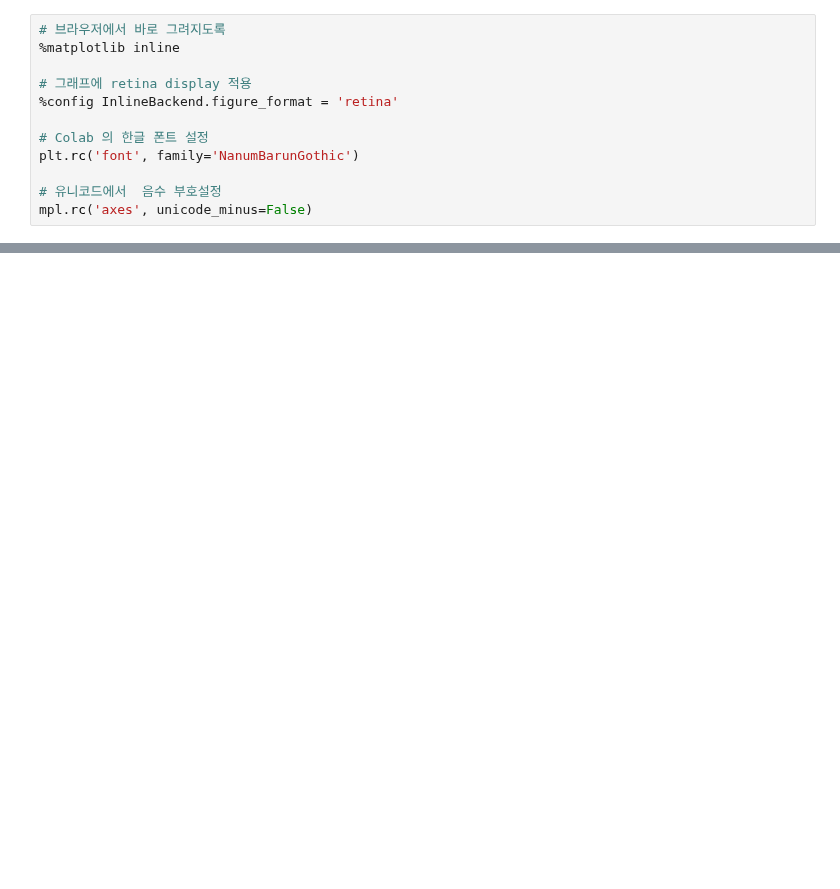
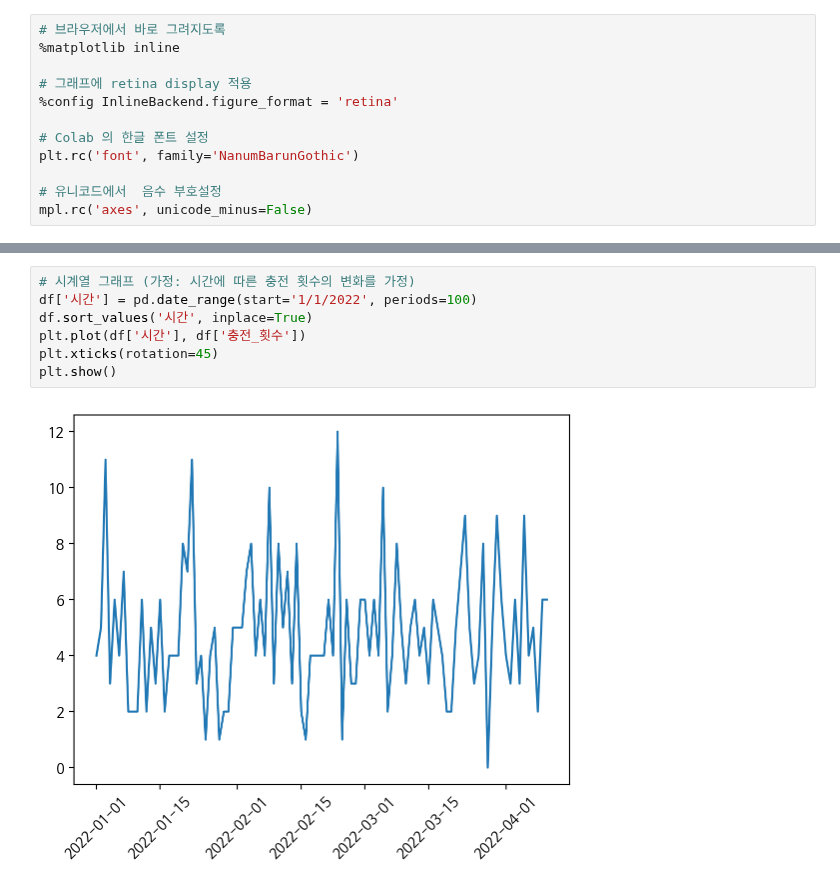
Before and after one commit to arkwith7/aSSIST_ML, a Jupyter notebook: 과제_1_–_충전소_품질_진단_모니터링_서비스_개발.ipynb, the cells around one changed output, grey strips where cells are left out. Drawn from its saved outputs; the diff is of its cells as text; blank space fills up the shorter version.

```diff
--- a/과제_1_–_충전소_품질_진단_모니터링_서비스_개발.ipynb
+++ b/과제_1_–_충전소_품질_진단_모니터링_서비스_개발.ipynb
@@ -114,0 +164,9 @@ plt.show()
+# %%
+# 시계열 그래프 (가정: 시간에 따른 충전 횟수의 변화를 가정)
+df['시간'] = pd.date_range(start='1/1/2022', periods=100)
+df.sort_values('시간', inplace=True)
+plt.plot(df['시간'], df['충전_횟수'])
+plt.xticks(rotation=45)
+plt.show()
+# %% [output]
+[figure, added]
```
Also changed, not shown: parts of 11 cells of this notebook.
